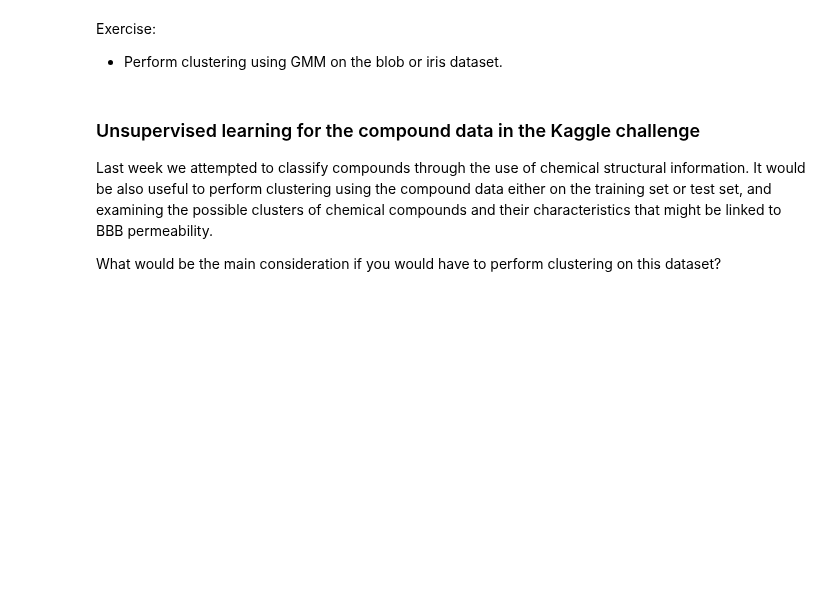
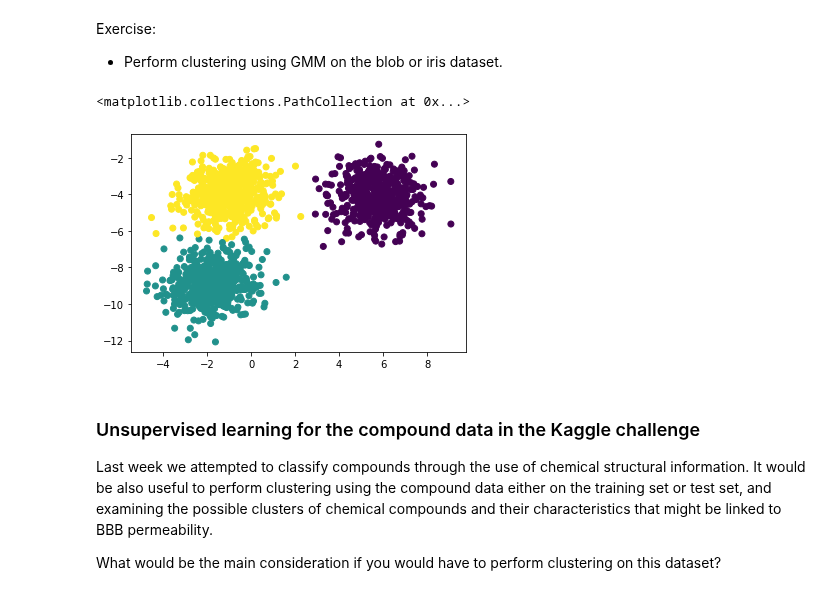
Before and after one commit to oknappett/ML_module, a Jupyter notebook: prac3/Practical3_Clustering.ipynb, the cells around one changed output. Drawn from its saved outputs; the diff is of its cells as text; code cells hidden in the pictures; blank space fills up the shorter version.

```diff
--- a/prac3/Practical3_Clustering.ipynb
+++ b/prac3/Practical3_Clustering.ipynb
@@ -164,3 +219,22 @@ Exercise:
+# %%
+# Exercise on GMM for clustering
+# Your code here:
+
+from sklearn.mixture import GaussianMixture
+from sklearn.datasets import make_blobs
+
+# Generate a 2D samples of certain number of blobs
+random_state = 40# You can change random state and see changes in data examples)
+n_samples = 1500
+X, y = make_blobs(n_samples=n_samples, centers=3, n_features=2, random_state=random_state)
+
+#cluster using gmm
+gmm = GaussianMixture(n_components=3, covariance_type='full').fit(X)
+labs = gmm.predict(X)
+plt.scatter(X[:, 0], X[:, 1], c=labs, cmap='viridis')
+# %% [output]
+<matplotlib.collections.PathCollection at 0x...>
+[figure, added]
 # %% [markdown]
 
 ### Unsupervised learning for the compound data in the Kaggle challenge
```
Also changed, not shown: parts of 5 cells of this notebook.
